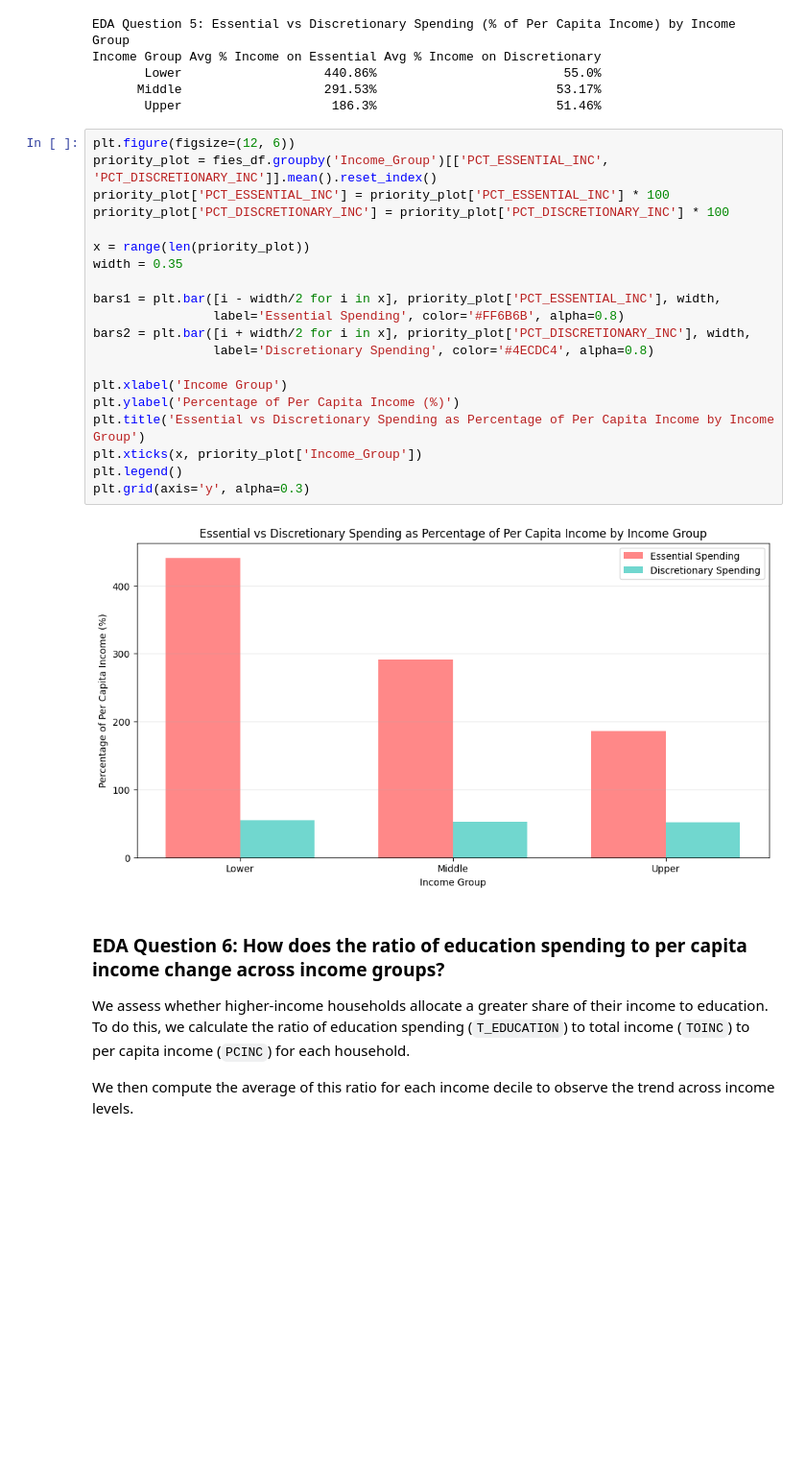
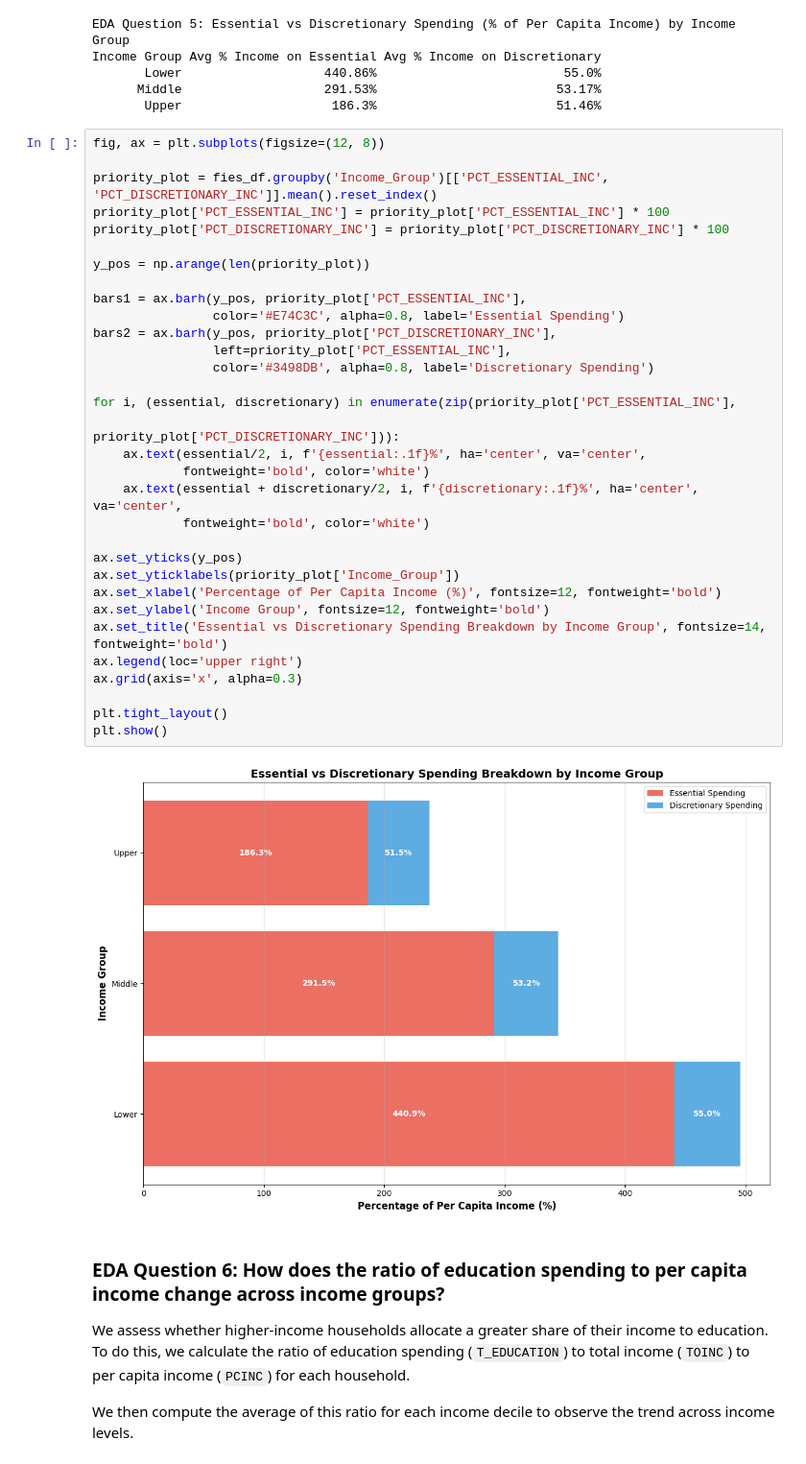
Before and after one commit to marxandreadiane/CSMODEL-MCO1, a Jupyter notebook: CSMODEL-MCO1.ipynb, the cells around one changed output. Shown at 96% size. Cells and saved outputs as stored; diff of their text form; blank space fills up the shorter version.

Commit message:
Implemented changes to general research questions, final diagram implementations

```diff
--- a/CSMODEL-MCO1.ipynb
+++ b/CSMODEL-MCO1.ipynb
@@ -638,27 +642,39 @@ Income Group Avg % Income on Essential Avg % Income on Discretionary
       Middle                   291.53%                        53.17%
        Upper                    186.3%                        51.46%
 # %%
-plt.figure(figsize=(12, 6))
+fig, ax = plt.subplots(figsize=(12, 8))
+
 priority_plot = fies_df.groupby('Income_Group')[['PCT_ESSENTIAL_INC', 'PCT_DISCRETIONARY_INC']].mean().reset_index()
 priority_plot['PCT_ESSENTIAL_INC'] = priority_plot['PCT_ESSENTIAL_INC'] * 100
 priority_plot['PCT_DISCRETIONARY_INC'] = priority_plot['PCT_DISCRETIONARY_INC'] * 100
 
-x = range(len(priority_plot))
-width = 0.35
+y_pos = np.arange(len(priority_plot))
 
-bars1 = plt.bar([i - width/2 for i in x], priority_plot['PCT_ESSENTIAL_INC'], width,
-                label='Essential Spending', color='#FF6B6B', alpha=0.8)
-bars2 = plt.bar([i + width/2 for i in x], priority_plot['PCT_DISCRETIONARY_INC'], width,
-                label='Discretionary Spending', color='#4ECDC4', alpha=0.8)
+bars1 = ax.barh(y_pos, priority_plot['PCT_ESSENTIAL_INC'],
+                color='#E74C3C', alpha=0.8, label='Essential Spending')
+bars2 = ax.barh(y_pos, priority_plot['PCT_DISCRETIONARY_INC'],
+                left=priority_plot['PCT_ESSENTIAL_INC'],
+                color='#3498DB', alpha=0.8, label='Discretionary Spending')
 
-plt.xlabel('Income Group')
-plt.ylabel('Percentage of Per Capita Income (%)')
-plt.title('Essential vs Discretionary Spending as Percentage of Per Capita Income by Income Group')
-plt.xticks(x, priority_plot['Income_Group'])
-plt.legend()
-plt.grid(axis='y', alpha=0.3)
+for i, (essential, discretionary) in enumerate(zip(priority_plot['PCT_ESSENTIAL_INC'],
+                                                   priority_plot['PCT_DISCRETIONARY_INC'])):
+    ax.text(essential/2, i, f'{essential:.1f}%', ha='center', va='center',
+            fontweight='bold', color='white')
+    ax.text(essential + discretionary/2, i, f'{discretionary:.1f}%', ha='center', va='center',
+            fontweight='bold', color='white')
+
+ax.set_yticks(y_pos)
+ax.set_yticklabels(priority_plot['Income_Group'])
+ax.set_xlabel('Percentage of Per Capita Income (%)', fontsize=12, fontweight='bold')
+ax.set_ylabel('Income Group', fontsize=12, fontweight='bold')
+ax.set_title('Essential vs Discretionary Spending Breakdown by Income Group', fontsize=14, fontweight='bold')
+ax.legend(loc='upper right')
+ax.grid(axis='x', alpha=0.3)
+
+plt.tight_layout()
+plt.show()
 # %% [output]
-[figure, old version]
+[figure, new version]
 # %% [markdown]
 ### EDA Question 6: How does the ratio of education spending to per capita income change across income groups?
 
```
Also changed, not shown: parts of 3 cells of this notebook.
